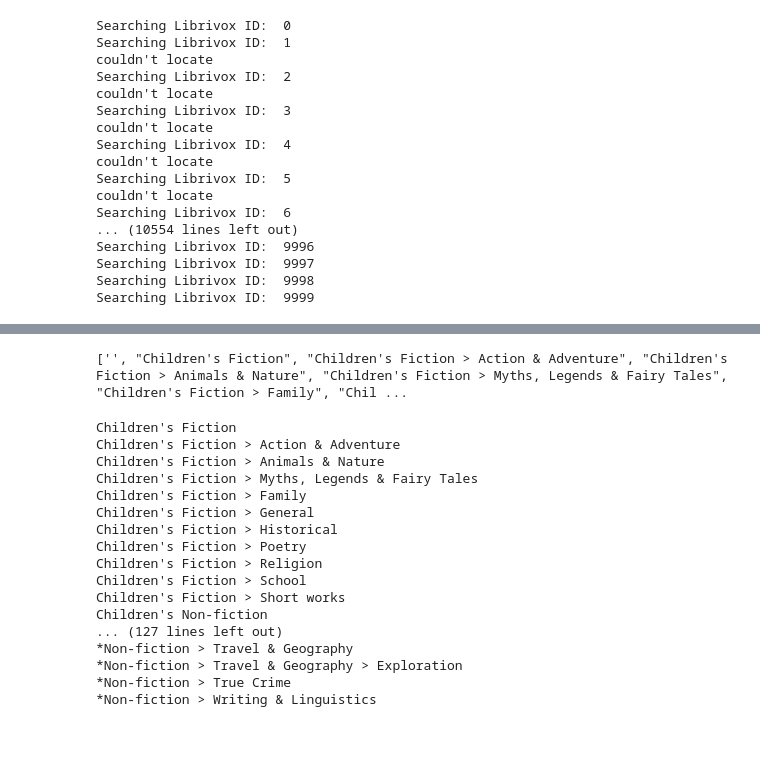
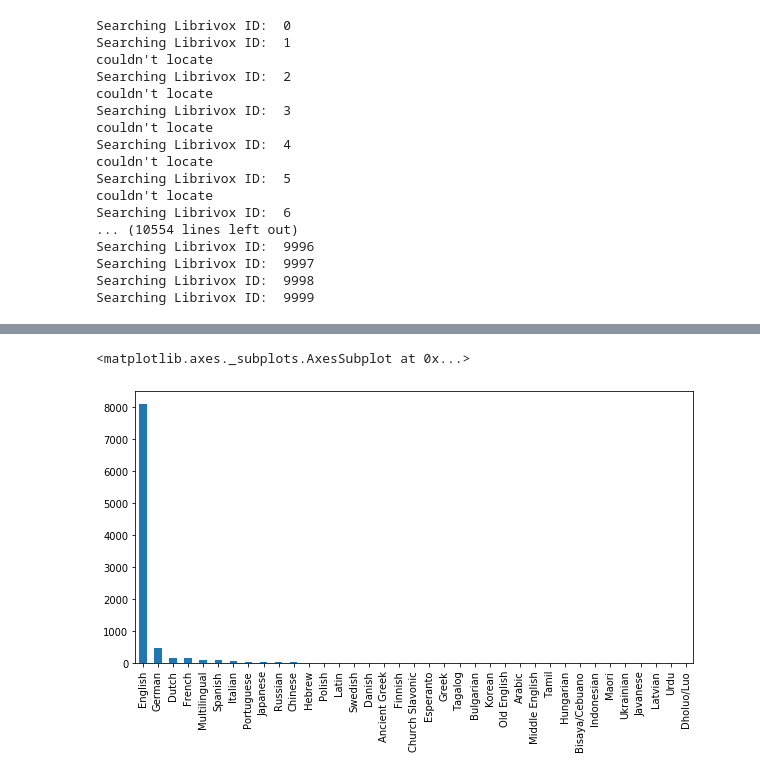
Before and after one commit to josephedward/Libridex, a Jupyter notebook: python/notebooks/exploratory.ipynb, the cells around one changed output, grey strips where cells are left out. Drawn from its saved outputs; the diff is of its cells as text; code cells hidden in the pictures; blank space fills up the shorter version.

Commit message:
basic graphs on description data

```diff
--- a/python/notebooks/exploratory.ipynb
+++ b/python/notebooks/exploratory.ipynb
@@ -102,42 +85,8 @@ print(soup.prettify())
-# %%
-options = soup.find(id="genre_id").find_all('option')
-
-genres=[]
-for x in options:
-    genres.append(x.get_text())
-
-
-print(genres)
-# %% [output]
-['', "Children's Fiction", "Children's Fiction > Action & Adventure", "Children's Fiction > Animals & Nature", "Children's Fiction > Myths, Legends & Fairy Tales", "Children's Fiction > Family", "Chil ...
-# %%
-chars_to_remove = ['*', '>']
-
-
-
-genre_results=[]
-for x in genres:
-    print(x)
-#     genre_results.append(x.translate(''.join(chars_to_remove)))
-#     resultwords  = [y for y in x if x not in stopwords]
-#     result = ' '.join(resultwords)
-
-# print(genre_results)
-# %% [output]
-Children's Fiction
-Children's Fiction > Action & Adventure
-Children's Fiction > Animals & Nature
-Children's Fiction > Myths, Legends & Fairy Tales
-Children's Fiction > Family
-Children's Fiction > General
-Children's Fiction > Historical
-Children's Fiction > Poetry
-Children's Fiction > Religion
-Children's Fiction > School
-Children's Fiction > Short works
-Children's Non-fiction
-... (127 lines left out)
-*Non-fiction > Travel & Geography
-*Non-fiction > Travel & Geography > Exploration
-*Non-fiction > True Crime
-*Non-fiction > Writing & Linguistics
+# %%
+test_book_df = pd.read_csv("./book_obj_list_v1.csv")
+# %%
+# language distribution
+test_book_df['language'].value_counts().plot(x = 'genre', y ='count', kind = 'bar', figsize = (10,5)  )
+# %% [output]
+<matplotlib.axes._subplots.AxesSubplot at 0x...>
+[figure, added]
```
Also changed, not shown: parts of 9 cells of this notebook, 1 other file.
